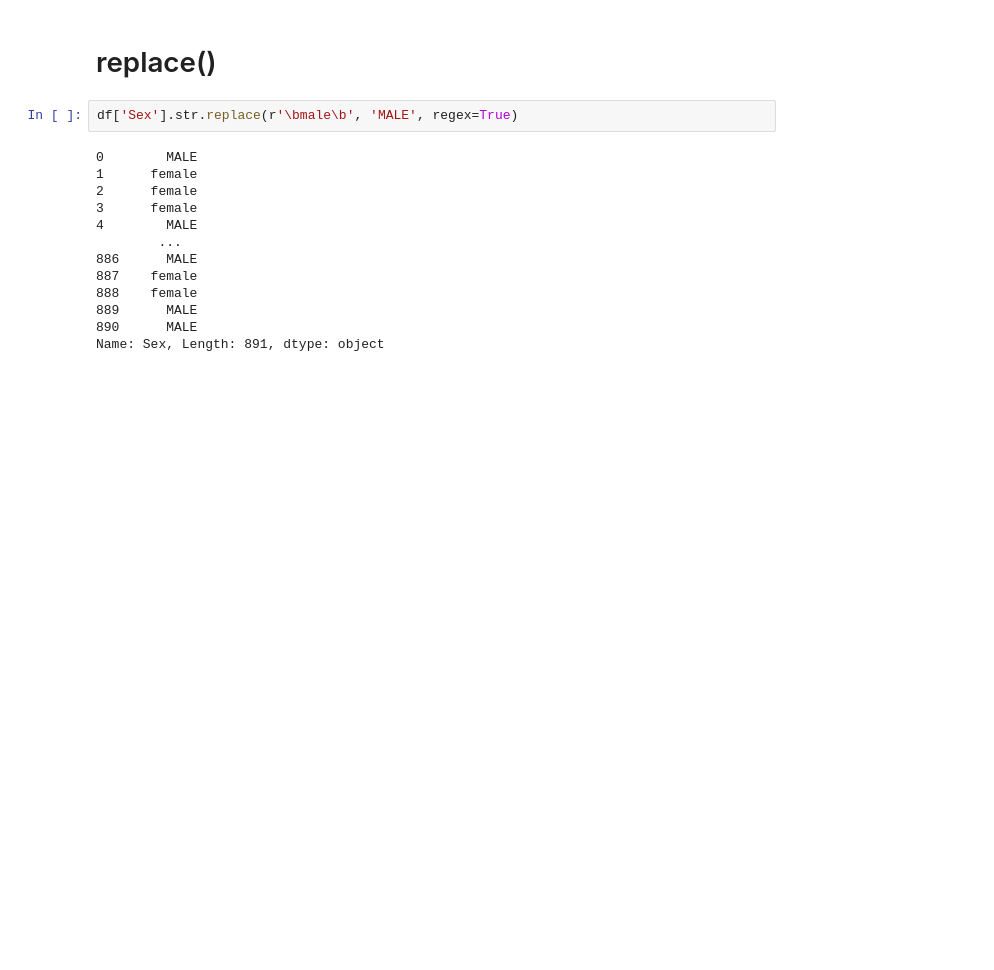
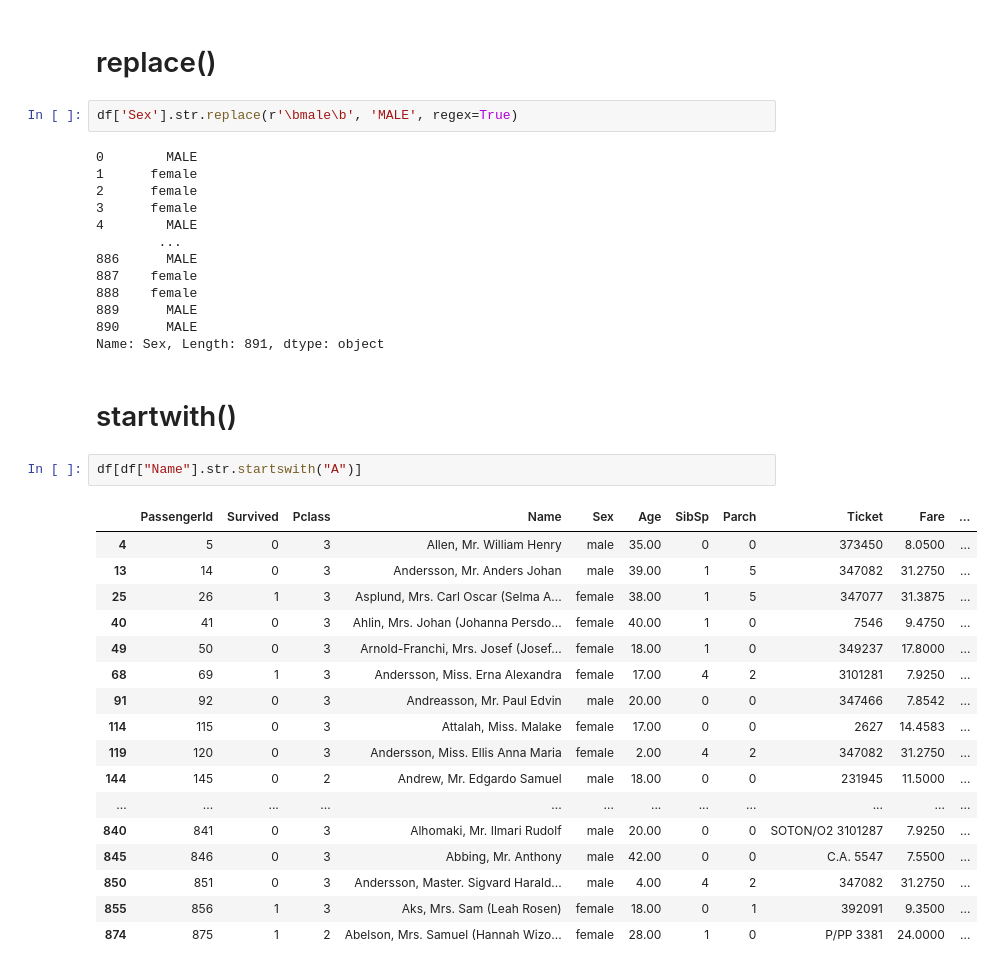
Before and after one commit to balajijadhav17/python_libraries-_for_data_analysis, a Jupyter notebook: Pandas/string_and_date.ipynb, the cells around one changed output. Drawn from its saved outputs; the diff is of its cells as text; blank space fills up the shorter version.

```diff
--- a/Pandas/string_and_date.ipynb
+++ b/Pandas/string_and_date.ipynb
@@ -193,3 +193,25 @@ df['Sex'].str.replace(r'\bmale\b', 'MALE', regex=True)
 889      MALE
 890      MALE
 Name: Sex, Length: 891, dtype: object
+# %% [markdown]
+# startwith()
+# %%
+df[df["Name"].str.startswith("A")]
+# %% [output]
+|  | PassengerId | Survived | Pclass | Name | Sex | Age | SibSp | Parch | Ticket | Fare | ... |
+| 4 | 5 | 0 | 3 | Allen, Mr. William Henry | male | 35.00 | 0 | 0 | 373450 | 8.0500 | ... |
+| 13 | 14 | 0 | 3 | Andersson, Mr. Anders Johan | male | 39.00 | 1 | 5 | 347082 | 31.2750 | ... |
+| 25 | 26 | 1 | 3 | Asplund, Mrs. Carl Oscar (Selma A... | female | 38.00 | 1 | 5 | 347077 | 31.3875 | ... |
+| 40 | 41 | 0 | 3 | Ahlin, Mrs. Johan (Johanna Persdo... | female | 40.00 | 1 | 0 | 7546 | 9.4750 | ... |
+| 49 | 50 | 0 | 3 | Arnold-Franchi, Mrs. Josef (Josef... | female | 18.00 | 1 | 0 | 349237 | 17.8000 | ... |
+| 68 | 69 | 1 | 3 | Andersson, Miss. Erna Alexandra | female | 17.00 | 4 | 2 | 3101281 | 7.9250 | ... |
+| 91 | 92 | 0 | 3 | Andreasson, Mr. Paul Edvin | male | 20.00 | 0 | 0 | 347466 | 7.8542 | ... |
+| 114 | 115 | 0 | 3 | Attalah, Miss. Malake | female | 17.00 | 0 | 0 | 2627 | 14.4583 | ... |
+| 119 | 120 | 0 | 3 | Andersson, Miss. Ellis Anna Maria | female | 2.00 | 4 | 2 | 347082 | 31.2750 | ... |
+| 144 | 145 | 0 | 2 | Andrew, Mr. Edgardo Samuel | male | 18.00 | 0 | 0 | 231945 | 11.5000 | ... |
+| ... | ... | ... | ... | ... | ... | ... | ... | ... | ... | ... | ... |
+| 840 | 841 | 0 | 3 | Alhomaki, Mr. Ilmari Rudolf | male | 20.00 | 0 | 0 | SOTON/O2 3101287 | 7.9250 | ... |
+| 845 | 846 | 0 | 3 | Abbing, Mr. Anthony | male | 42.00 | 0 | 0 | C.A. 5547 | 7.5500 | ... |
+| 850 | 851 | 0 | 3 | Andersson, Master. Sigvard Harald... | male | 4.00 | 4 | 2 | 347082 | 31.2750 | ... |
+| 855 | 856 | 1 | 3 | Aks, Mrs. Sam (Leah Rosen) | female | 18.00 | 0 | 1 | 392091 | 9.3500 | ... |
+| 874 | 875 | 1 | 2 | Abelson, Mrs. Samuel (Hannah Wizo... | female | 28.00 | 1 | 0 | P/PP 3381 | 24.0000 | ... |
```
Also changed, not shown: parts of 6 cells of this notebook.
